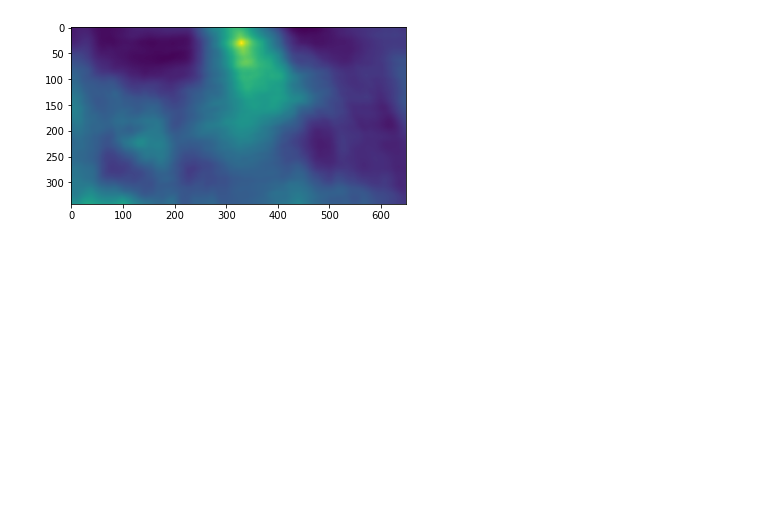
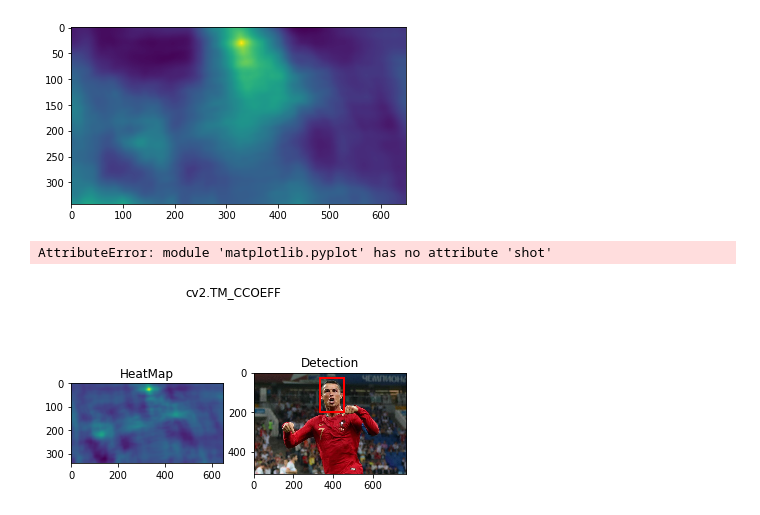
Before and after one commit to RodPin/Computer-Vision, a Jupyter notebook: Template Matching.ipynb, the cells around one changed output. Saved outputs shown, nothing was run; the diff lists cells and outputs as text; code cells hidden in the pictures; blank space fills up the shorter version.

Commit message:
Template Matching2

```diff
--- a/Template Matching.ipynb
+++ b/Template Matching.ipynb
@@ -27,3 +27,40 @@ plt.imshow(res)
 # %% [output]
 <matplotlib.image.AxesImage at 0x...>
 [figure]
+# %%
+for m in methods:
+    fullCopy=full.copy()
+
+    method= eval(m)
+
+    res = cv2.matchTemplate(fullCopy,crop,method)
+
+    min_val,max_val,min_loc,max_loc = cv2.minMaxLoc(res)
+
+    if method in [cv2.TM_SQDIFF,cv2.TM_SQDIFF_NORMED]:
+        top_left = min_loc
+    else:
+        top_left = max_loc
+
+    height,width,channels= crop.shape
+
+    bottom_right = (top_left[0]+width,top_left[1]+height)
+
+    cv2.rectangle(fullCopy,top_left,bottom_right,(255,0,0),10)
+
+    plt.subplot(121)
+    plt.imshow(res)
+    plt.title('HeatMap')
+
+    plt.subplot(122)
+    plt.imshow(fullCopy)
+    plt.title('Detection')
+    plt.suptitle(m)
+
+    plt.shot()
+
+    print('\n')
+    print('\n')
+# %% [output]
+AttributeError: module 'matplotlib.pyplot' has no attribute 'shot'
+[figure, added]
```
